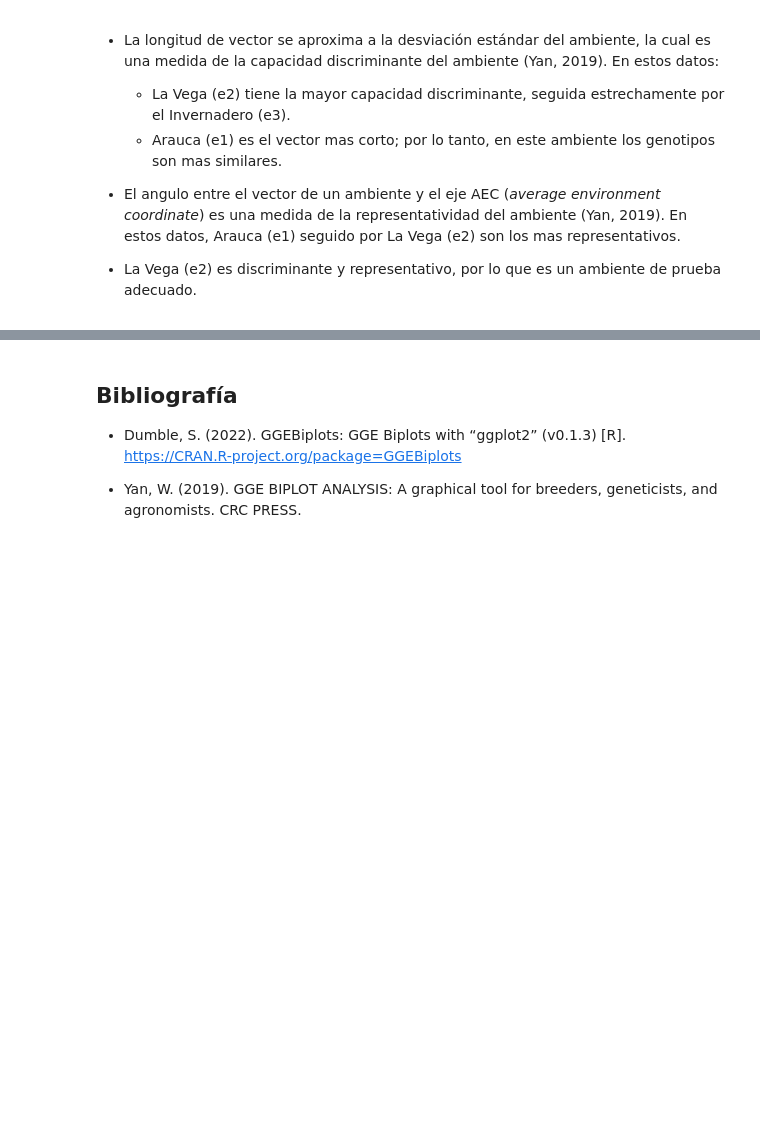
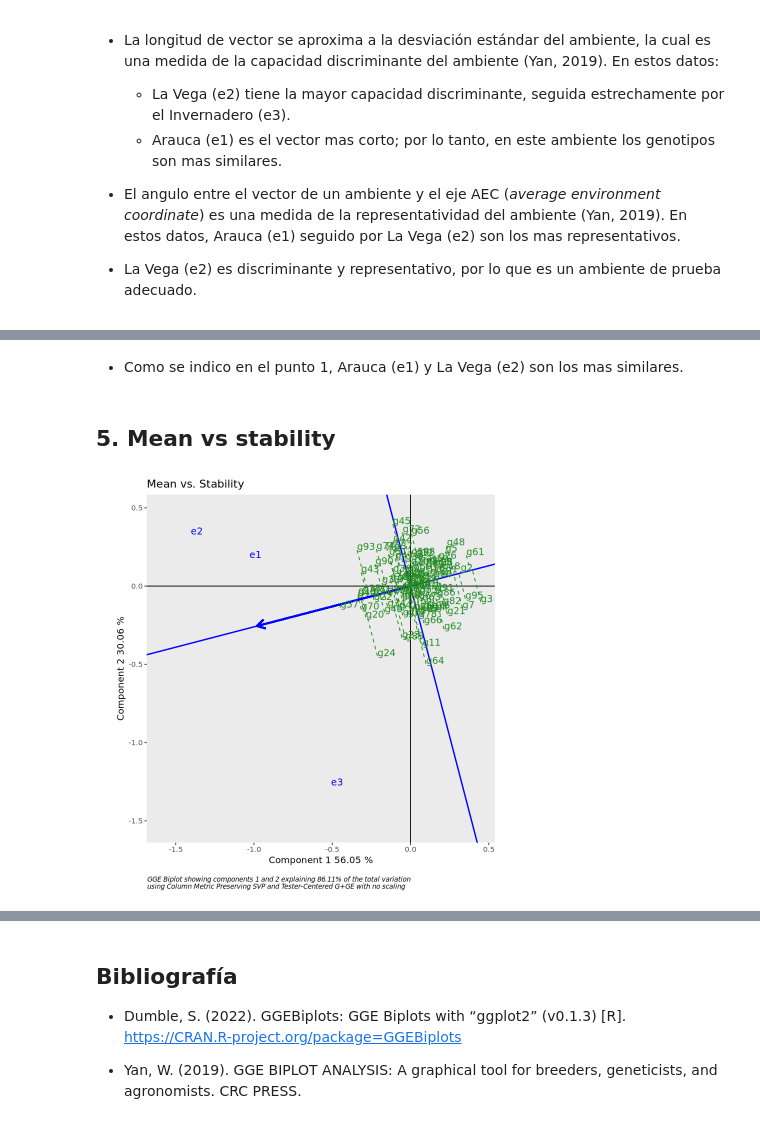
Before and after one commit to hdescobarh/journey-resolution, a Jupyter notebook: GRC_Taller02_GxE/Code/mi_solucion.ipynb, the cells around one changed output, grey strips where cells are left out. Saved outputs shown, nothing was run; the diff lists cells and outputs as text; code cells hidden in the pictures; blank space fills up the shorter version.

Commit message:
feat(GRC): resuelto punto 5 taller 02

```diff
--- a/GRC_Taller02_GxE/Code/mi_solucion.ipynb
+++ b/GRC_Taller02_GxE/Code/mi_solucion.ipynb
@@ -139,0 +146,8 @@ A data.frame: 3 × 2
+# %% [markdown]
+- Como se indico en el punto 1, Arauca (e1) y La Vega (e2) son los mas similares.
+# %% [markdown]
+## 5. Mean vs stability
+# %%
+MeanStability(gge_model)
+# %% [output]
+[figure, added]
```
Also changed, not shown: parts of 8 cells of this notebook.
